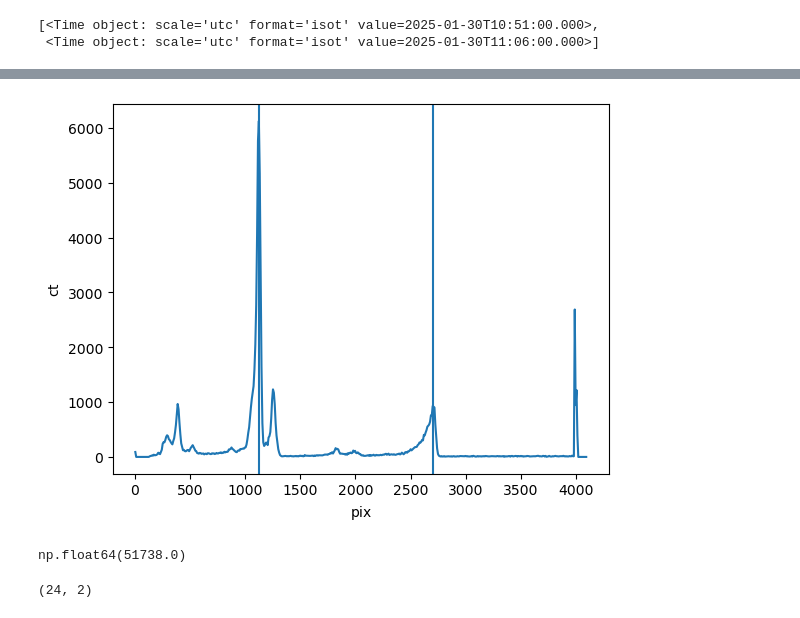
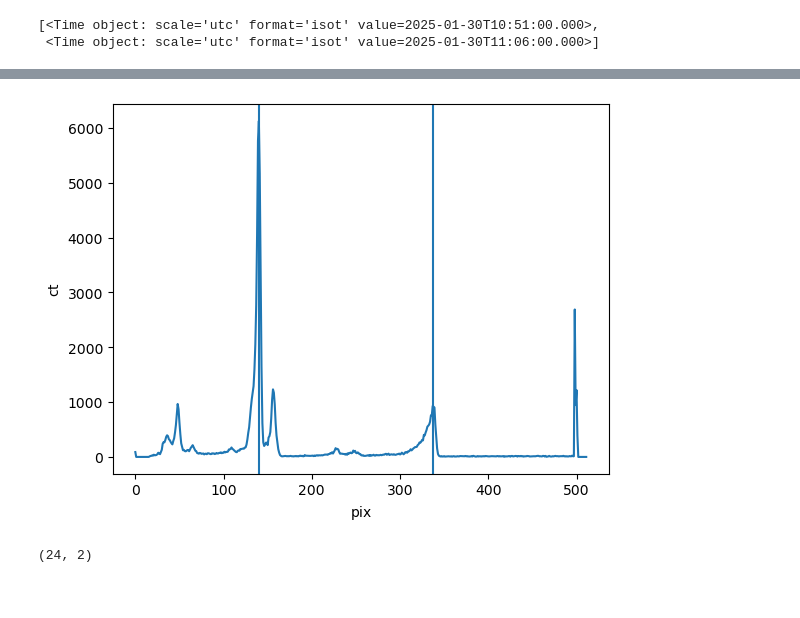
Before and after one commit to PADRESat/meddea_notebooks, a Jupyter notebook: calibration/20250706_energy_calibration_speclist.ipynb, the cells around one changed output, grey strips where cells are left out. Drawn from its saved outputs; the diff is of its cells as text; code cells hidden in the pictures.

```diff
--- a/calibration/20250706_energy_calibration_speclist.ipynb
+++ b/calibration/20250706_energy_calibration_speclist.ipynb
@@ -160,11 +179,5 @@ Text(0.5, 1.0, 'det0 pixel0')
 # %%
-asic = 0
-pixel_num = 0
-this_spec = spec_list.spectrum(asic_num=asic, pixel_num=pixel_num)
+this_spec = spec_list.spectrum(pixel_index=0)
 f = cal.get_calfunc_barium_rough(this_spec, plot=True)
 # %% [output]
-[figure, old version]
+[figure, new version]
-# %%
-spec_list.pixel_ids[0]
-# %% [output]
-np.float64(51738.0)
```
Also changed, not shown: parts of 32 cells of this notebook.
